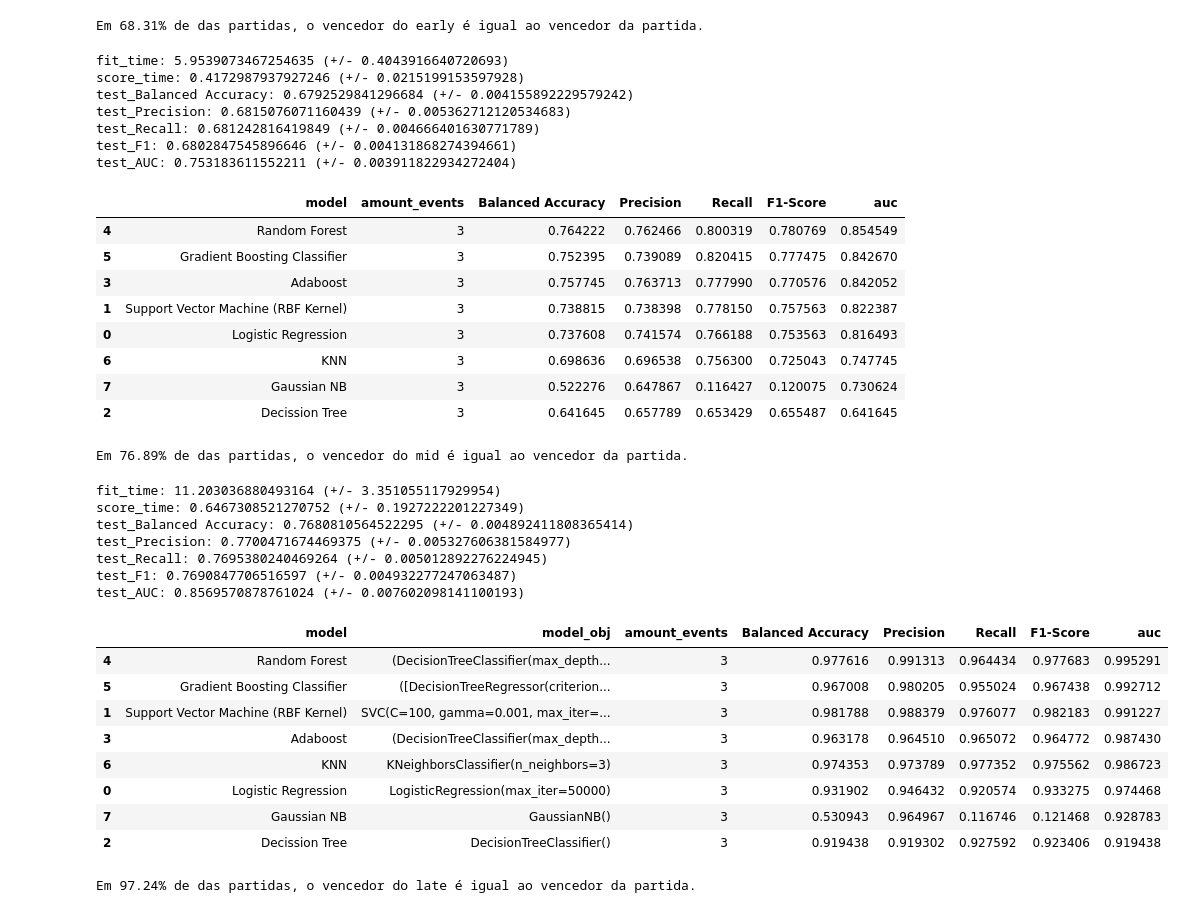
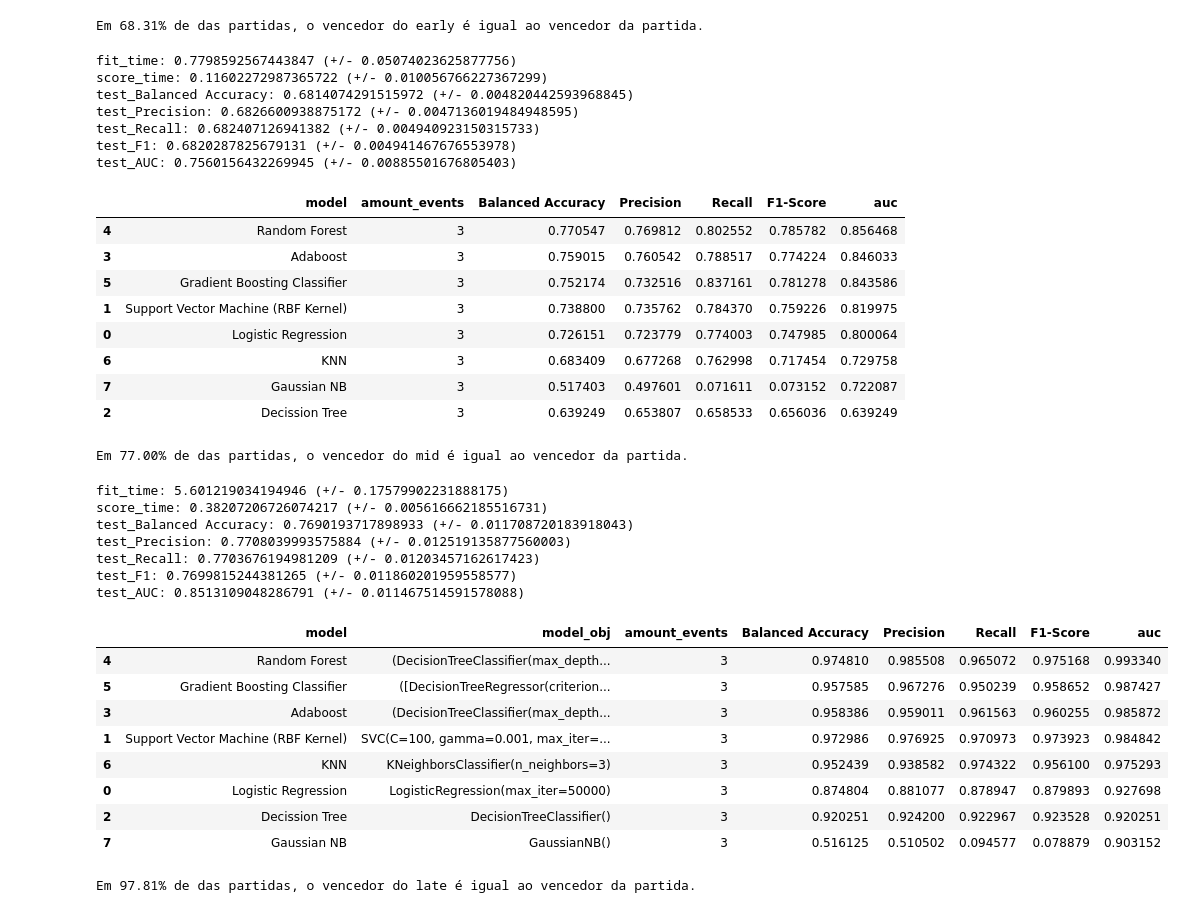
Before and after one commit to lincolncosta/tese, a Jupyter notebook: victory-prediction/game-stages/game-stages.ipynb, the cells around one changed output. Drawn from its saved outputs; the diff is of its cells as text; code cells hidden in the pictures.

```diff
--- a/victory-prediction/game-stages/game-stages.ipynb
+++ b/victory-prediction/game-stages/game-stages.ipynb
@@ -297,7 +297,7 @@ print(f"Em {resultado:.2f}% de das partidas, o vencedor do early é igual ao ven
 Em 68.31% de das partidas, o vencedor do early é igual ao vencedor da partida.
 # %%
 # Definindo o modelo
-model = RandomForestClassifier(max_depth=50, n_estimators=600, min_samples_split=2, min_samples_leaf=1)
+model = AdaBoostClassifier()
 
 # Definindo as métricas
 scoring = {
@@ -315,15 +315,15 @@ cv_results = cross_validate(model, X_early, y, cv=5, scoring=scoring, error_scor
 for metric, scores in cv_results.items():
     print(f'{metric}: {scores.mean()} (+/- {scores.std()})')
 # %% [output]
-fit_time: 5.9539073467254635 (+/- 0.4043916640720693)
-score_time: 0.4172987937927246 (+/- 0.0215199153597928)
-test_Balanced Accuracy: 0.6792529841296684 (+/- 0.004155892229579242)
-test_Precision: 0.6815076071160439 (+/- 0.005362712120534683)
-test_Recall: 0.681242816419849 (+/- 0.004666401630771789)
-test_F1: 0.6802847545896646 (+/- 0.004131868274394661)
-test_AUC: 0.753183611552211 (+/- 0.003911822934272404)
+fit_time: 0.7798592567443847 (+/- 0.05074023625877756)
+score_time: 0.11602272987365722 (+/- 0.010056766227367299)
+test_Balanced Accuracy: 0.6814074291515972 (+/- 0.004820442593968845)
+test_Precision: 0.6826600938875172 (+/- 0.0047136019484948595)
+test_Recall: 0.682407126941382 (+/- 0.004940923150315733)
+test_F1: 0.6820287825679131 (+/- 0.004941467676553978)
+test_AUC: 0.7560156432269945 (+/- 0.00885501676805403)
 # %%
-mid_start = 0
+mid_start = 11
 mid_end = 20
 
 # Criar uma lista com o nome dos eventos e seus respectivos tempos
@@ -407,14 +407,14 @@ best_model = avg_scores.sort_values(by='auc', ascending=False).iloc[0]['model']
 ordered_scores
 # %% [output]
 |  | model | amount_events | Balanced Accuracy | Precision | Recall | F1-Score | auc |
-| 4 | Random Forest | 3 | 0.764222 | 0.762466 | 0.800319 | 0.780769 | 0.854549 |
-| 5 | Gradient Boosting Classifier | 3 | 0.752395 | 0.739089 | 0.820415 | 0.777475 | 0.842670 |
-| 3 | Adaboost | 3 | 0.757745 | 0.763713 | 0.777990 | 0.770576 | 0.842052 |
-| 1 | Support Vector Machine (RBF Kernel) | 3 | 0.738815 | 0.738398 | 0.778150 | 0.757563 | 0.822387 |
-| 0 | Logistic Regression | 3 | 0.737608 | 0.741574 | 0.766188 | 0.753563 | 0.816493 |
-| 6 | KNN | 3 | 0.698636 | 0.696538 | 0.756300 | 0.725043 | 0.747745 |
-| 7 | Gaussian NB | 3 | 0.522276 | 0.647867 | 0.116427 | 0.120075 | 0.730624 |
-| 2 | Decission Tree | 3 | 0.641645 | 0.657789 | 0.653429 | 0.655487 | 0.641645 |
+| 4 | Random Forest | 3 | 0.770547 | 0.769812 | 0.802552 | 0.785782 | 0.856468 |
+| 3 | Adaboost | 3 | 0.759015 | 0.760542 | 0.788517 | 0.774224 | 0.846033 |
+| 5 | Gradient Boosting Classifier | 3 | 0.752174 | 0.732516 | 0.837161 | 0.781278 | 0.843586 |
+| 1 | Support Vector Machine (RBF Kernel) | 3 | 0.738800 | 0.735762 | 0.784370 | 0.759226 | 0.819975 |
+| 0 | Logistic Regression | 3 | 0.726151 | 0.723779 | 0.774003 | 0.747985 | 0.800064 |
+| 6 | KNN | 3 | 0.683409 | 0.677268 | 0.762998 | 0.717454 | 0.729758 |
+| 7 | Gaussian NB | 3 | 0.517403 | 0.497601 | 0.071611 | 0.073152 | 0.722087 |
+| 2 | Decission Tree | 3 | 0.639249 | 0.653807 | 0.658533 | 0.656036 | 0.639249 |
 # %%
 # Definindo uma função para contar os eventos
 def contar_eventos(row):
@@ -441,7 +441,7 @@ resultado = calcular_porcentagem(qtd_iguais, df_mid.shape[0])
 
 print(f"Em {resultado:.2f}% de das partidas, o vencedor do mid é igual ao vencedor da partida.")
 # %% [output]
-Em 76.89% de das partidas, o vencedor do mid é igual ao vencedor da partida.
+Em 77.00% de das partidas, o vencedor do mid é igual ao vencedor da partida.
 # %%
 # Definindo o modelo
 model = RandomForestClassifier(max_depth=50, n_estimators=600, min_samples_split=2, min_samples_leaf=1)
@@ -462,15 +462,15 @@ cv_results = cross_validate(model, X_mid, y, cv=5, scoring=scoring, error_score=
 for metric, scores in cv_results.items():
     print(f'{metric}: {scores.mean()} (+/- {scores.std()})')
 # %% [output]
-fit_time: 11.203036880493164 (+/- 3.351055117929954)
-score_time: 0.6467308521270752 (+/- 0.1927222201227349)
-test_Balanced Accuracy: 0.7680810564522295 (+/- 0.004892411808365414)
-test_Precision: 0.7700471674469375 (+/- 0.005327606381584977)
-test_Recall: 0.7695380240469264 (+/- 0.005012892276224945)
-test_F1: 0.7690847706516597 (+/- 0.004932277247063487)
-test_AUC: 0.8569570878761024 (+/- 0.007602098141100193)
+fit_time: 5.601219034194946 (+/- 0.17579902231888175)
+score_time: 0.38207206726074217 (+/- 0.005616662185516731)
+test_Balanced Accuracy: 0.7690193717898933 (+/- 0.011708720183918043)
+test_Precision: 0.7708039993575884 (+/- 0.012519135877560003)
+test_Recall: 0.7703676194981209 (+/- 0.01203457162617423)
+test_F1: 0.7699815244381265 (+/- 0.011860201959558577)
+test_AUC: 0.8513109048286791 (+/- 0.011467514591578088)
 # %%
-late_start = 0
+late_start = 21
 late_end = 90
 
 # Criar uma lista com o nome dos eventos e seus respectivos tempos
@@ -529,41 +529,41 @@ for i in range(10):
 
 avg_scores_list = []
 
 for name, model in models.items():
 
     avg_balanced_acc = 0
 
     model_metrics = executions.loc[executions['model'] == name]
     avg_balanced_acc = model_metrics['Balanced Accuracy'].sum() / len(model_metrics['Balanced Accuracy'])
     avg_precision = model_metrics['Precision'].sum() / len(model_metrics['Precision'])
     avg_recall = model_metrics['Recall'].sum() / len(model_metrics['Recall'])
     avg_f_score = model_metrics['F1-Score'].sum() / len(model_metrics['F1-Score'])
     avg_auc = model_metrics['auc'].sum() / len(model_metrics['auc'])
 
     avg_scores_list.append({
       'model': name,
       'model_obj': model,
       'amount_events': '3',
       'Balanced Accuracy': avg_balanced_acc,
       'Precision': avg_precision,
       'Recall': avg_recall,
       'F1-Score': avg_f_score,
       'auc': avg_auc
       })
 avg_scores = pd.DataFrame(avg_scores_list)
 ordered_scores = avg_scores.sort_values(by='auc', ascending=False)
 best_model = avg_scores.sort_values(by='auc', ascending=False).iloc[0]['model_obj']
 ordered_scores
 # %% [output]
 |  | model | model_obj | amount_events | Balanced Accuracy | Precision | Recall | F1-Score | auc |
-| 4 | Random Forest | (DecisionTreeClassifier(max_depth... | 3 | 0.977616 | 0.991313 | 0.964434 | 0.977683 | 0.995291 |
-| 5 | Gradient Boosting Classifier | ([DecisionTreeRegressor(criterion... | 3 | 0.967008 | 0.980205 | 0.955024 | 0.967438 | 0.992712 |
-| 1 | Support Vector Machine (RBF Kernel) | SVC(C=100, gamma=0.001, max_iter=... | 3 | 0.981788 | 0.988379 | 0.976077 | 0.982183 | 0.991227 |
-| 3 | Adaboost | (DecisionTreeClassifier(max_depth... | 3 | 0.963178 | 0.964510 | 0.965072 | 0.964772 | 0.987430 |
-| 6 | KNN | KNeighborsClassifier(n_neighbors=3) | 3 | 0.974353 | 0.973789 | 0.977352 | 0.975562 | 0.986723 |
-| 0 | Logistic Regression | LogisticRegression(max_iter=50000) | 3 | 0.931902 | 0.946432 | 0.920574 | 0.933275 | 0.974468 |
-| 7 | Gaussian NB | GaussianNB() | 3 | 0.530943 | 0.964967 | 0.116746 | 0.121468 | 0.928783 |
-| 2 | Decission Tree | DecisionTreeClassifier() | 3 | 0.919438 | 0.919302 | 0.927592 | 0.923406 | 0.919438 |
+| 4 | Random Forest | (DecisionTreeClassifier(max_depth... | 3 | 0.974810 | 0.985508 | 0.965072 | 0.975168 | 0.993340 |
+| 5 | Gradient Boosting Classifier | ([DecisionTreeRegressor(criterion... | 3 | 0.957585 | 0.967276 | 0.950239 | 0.958652 | 0.987427 |
+| 3 | Adaboost | (DecisionTreeClassifier(max_depth... | 3 | 0.958386 | 0.959011 | 0.961563 | 0.960255 | 0.985872 |
+| 1 | Support Vector Machine (RBF Kernel) | SVC(C=100, gamma=0.001, max_iter=... | 3 | 0.972986 | 0.976925 | 0.970973 | 0.973923 | 0.984842 |
+| 6 | KNN | KNeighborsClassifier(n_neighbors=3) | 3 | 0.952439 | 0.938582 | 0.974322 | 0.956100 | 0.975293 |
+| 0 | Logistic Regression | LogisticRegression(max_iter=50000) | 3 | 0.874804 | 0.881077 | 0.878947 | 0.879893 | 0.927698 |
+| 2 | Decission Tree | DecisionTreeClassifier() | 3 | 0.920251 | 0.924200 | 0.922967 | 0.923528 | 0.920251 |
+| 7 | Gaussian NB | GaussianNB() | 3 | 0.516125 | 0.510502 | 0.094577 | 0.078879 | 0.903152 |
 # %%
 # Definindo uma função para contar os eventos
 def contar_eventos(row):
@@ -588,6 +588,6 @@ df_late['result'] = df_late['result'].astype(int)
 qtd_iguais = (df_late['vencedor_late'] == df_late['result']).sum()
 resultado = calcular_porcentagem(qtd_iguais, df_late.shape[0])
 
-print(f"Em {resultado:.2f}% de das partidas, o vencedor do late é igual ao vencedor da partida.")
+print(f"Em {resultado:.2f}% das partidas, o vencedor do late é igual ao vencedor da partida.")
 # %% [output]
-Em 97.24% de das partidas, o vencedor do late é igual ao vencedor da partida.
+Em 97.81% de das partidas, o vencedor do late é igual ao vencedor da partida.
```
Also changed, not shown: parts of 7 cells of this notebook, 10 other files.
